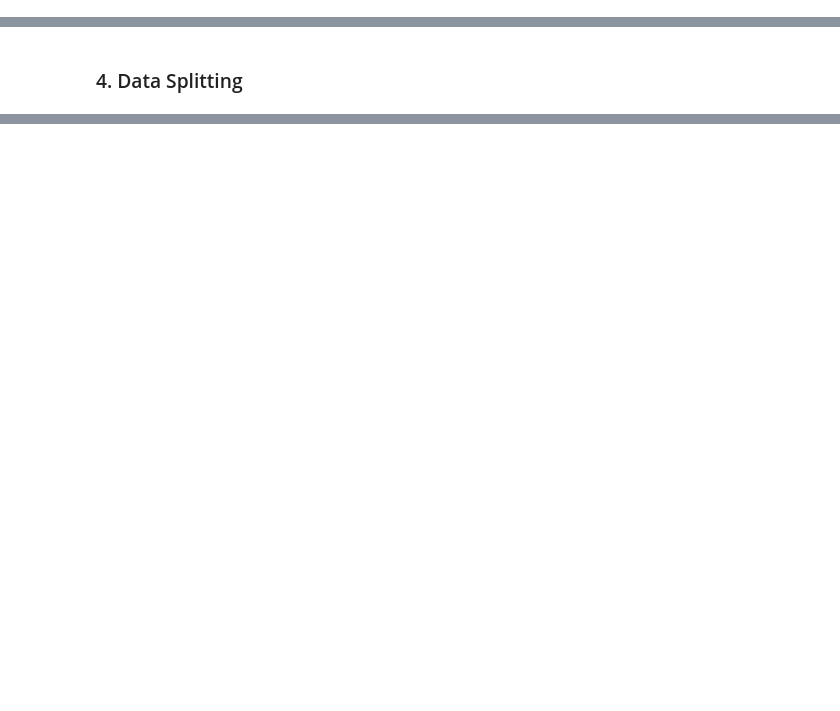
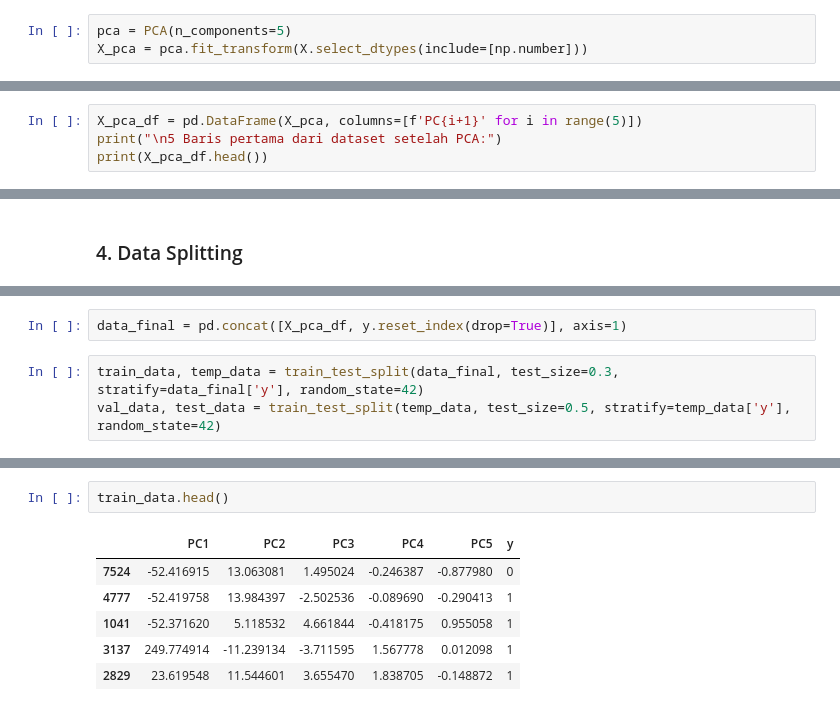
Before and after one commit to alfitranurr/DATA-MINING, a Jupyter notebook: PRACTICUM/MODUL 3/DEMO/modul3.ipynb, the cells around one changed output, grey strips where cells are left out. Cells and saved outputs as stored; diff of their text form; blank space fills up the shorter version.

```diff
--- a/PRACTICUM/MODUL 3/DEMO/modul3.ipynb
+++ b/PRACTICUM/MODUL 3/DEMO/modul3.ipynb
@@ -184,0 +203,3 @@ DataFrame setelah PCA:
+# %%
+pca = PCA(n_components=5)
+X_pca = pca.fit_transform(X.select_dtypes(include=[np.number]))
@@ -184,0 +237,4 @@ DataFrame setelah PCA:
+# %%
+X_pca_df = pd.DataFrame(X_pca, columns=[f'PC{i+1}' for i in range(5)])
+print("\n5 Baris pertama dari dataset setelah PCA:")
+print(X_pca_df.head())
@@ -261,0 +251,5 @@ df_output_3
+# %%
+data_final = pd.concat([X_pca_df, y.reset_index(drop=True)], axis=1)
+# %%
+train_data, temp_data = train_test_split(data_final, test_size=0.3, stratify=data_final['y'], random_state=42)
+val_data, test_data = train_test_split(temp_data, test_size=0.5, stratify=temp_data['y'], random_state=42)
@@ -261,0 +287,9 @@ df_output_3
+# %%
+train_data.head()
+# %% [output]
+|  | PC1 | PC2 | PC3 | PC4 | PC5 | y |
+| 7524 | -52.416915 | 13.063081 | 1.495024 | -0.246387 | -0.877980 | 0 |
+| 4777 | -52.419758 | 13.984397 | -2.502536 | -0.089690 | -0.290413 | 1 |
+| 1041 | -52.371620 | 5.118532 | 4.661844 | -0.418175 | 0.955058 | 1 |
+| 3137 | 249.774914 | -11.239134 | -3.711595 | 1.567778 | 0.012098 | 1 |
+| 2829 | 23.619548 | 11.544601 | 3.655470 | 1.838705 | -0.148872 | 1 |
```
Also changed, not shown: parts of 36 cells of this notebook, 1 other file.
